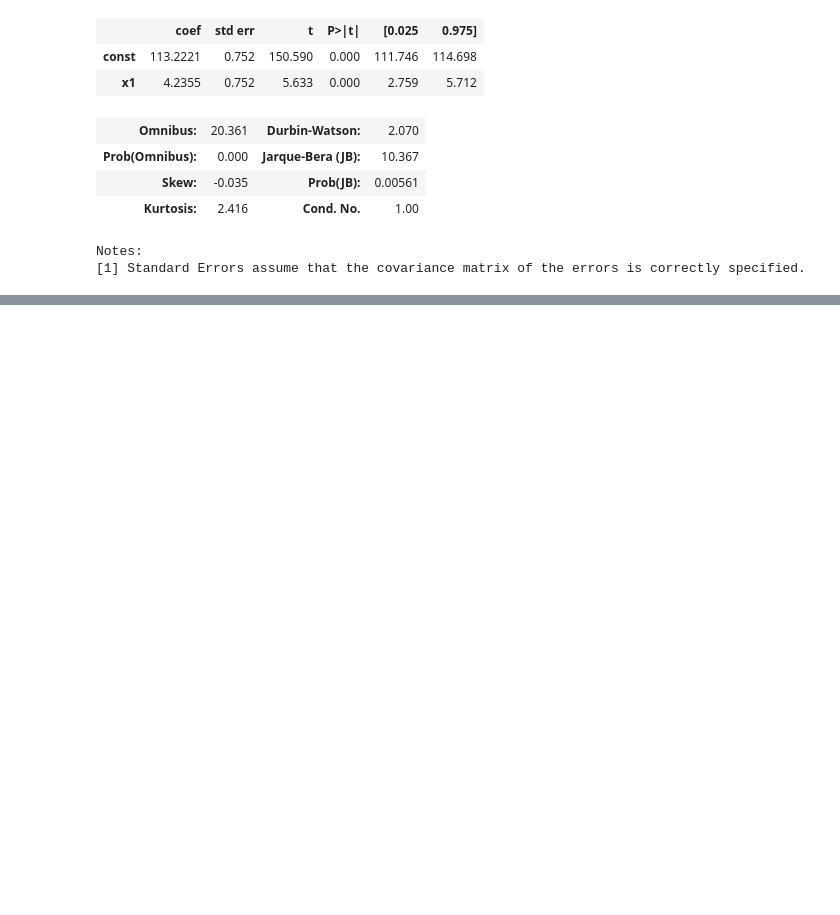
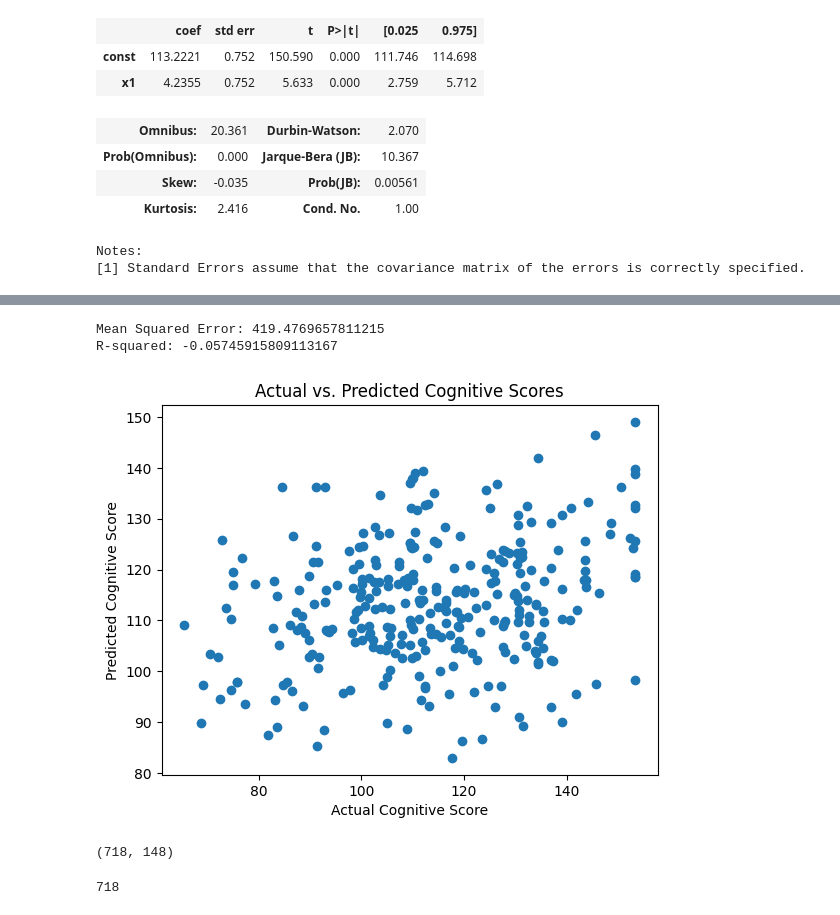
Before and after one commit to margokersey/brain-bridge, a Jupyter notebook: ml.ipynb, the cells around one changed output, grey strips where cells are left out. Saved outputs shown, nothing was run; the diff lists cells and outputs as text; code cells hidden in the pictures; blank space fills up the shorter version.

```diff
--- a/ml.ipynb
+++ b/ml.ipynb
@@ -323,12 +287,7 @@ Positive correlation: As brain data increases, cognitive scores tend to increase
 # %%
-import seaborn as sns
-import matplotlib.pyplot as plt
+from sklearn.preprocessing import StandardScaler
+scaler = StandardScaler()
 
-# Calculate the correlation matrix
-correlation_matrix = cleaned_cog_struc_data('CogTotalComp_AgeAdj', 'total_cing_vol').corr(method='pearson')
-
-# Create a heatmap plot
-plt.figure(figsize=(10, 8))
-sns.heatmap(correlation_matrix, annot=True, cmap='coolwarm', center=0)
-plt.title('Pearson Correlation Heatmap')
-plt.show()
+## Standardize the features using StandardScaler
+X_train_scaled = scaler.fit_transform(X_train)
+X_test_scaled = scaler.transform(X_test)
@@ -336,0 +311,37 @@ TypeError: 'DataFrame' object is not callable
+# %%
+import pandas as pd
+import numpy as np
+from sklearn.model_selection import train_test_split
+from sklearn.preprocessing import StandardScaler
+from sklearn.linear_model import LinearRegression
+from sklearn.metrics import mean_squared_error, r2_score
+import matplotlib.pyplot as plt
+
+# Initialize a regression model (e.g., Linear Regression)
+model = LinearRegression()
+
+# Train the model on the training data
+model.fit(X_train_scaled, y_train)
+
+# Predict cognitive scores on the test data
+y_pred = model.predict(X_test_scaled)
+# %%
+# Evaluate the model
+mse = mean_squared_error(y_test, y_pred)
+r2 = r2_score(y_test, y_pred)
+print(f"Mean Squared Error: {mse}")
+print(f"R-squared: {r2}")
+# %% [output]
+Mean Squared Error: 419.4769657811215
+R-squared: -0.05745915809113167
+# %%
+# Visualize actual vs. predicted cognitive scores
+
+plt.scatter(y_test, y_pred)
+#plt.plot(x_range, reg_line)
+plt.xlabel("Actual Cognitive Score")
+plt.ylabel("Predicted Cognitive Score")
+plt.title("Actual vs. Predicted Cognitive Scores")
+plt.show()
+# %% [output]
+[figure, added]
@@ -336,0 +370,8 @@ TypeError: 'DataFrame' object is not callable
+# %%
+X_train_scaled.shape
+# %% [output]
+(718, 148)
+# %%
+len(y_train)
+# %% [output]
+718
```
Also changed, not shown: parts of 16 cells of this notebook.
